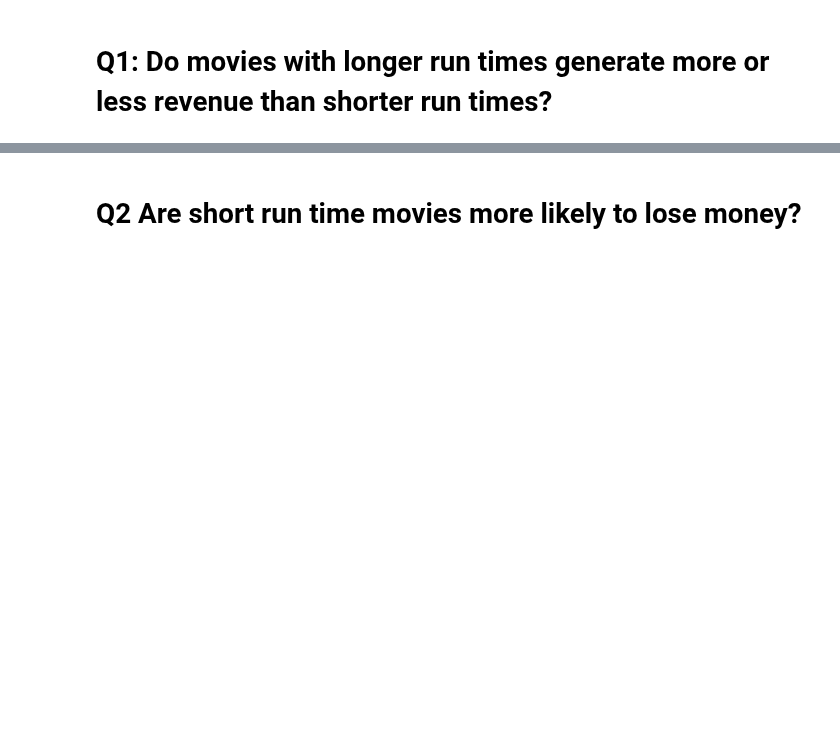
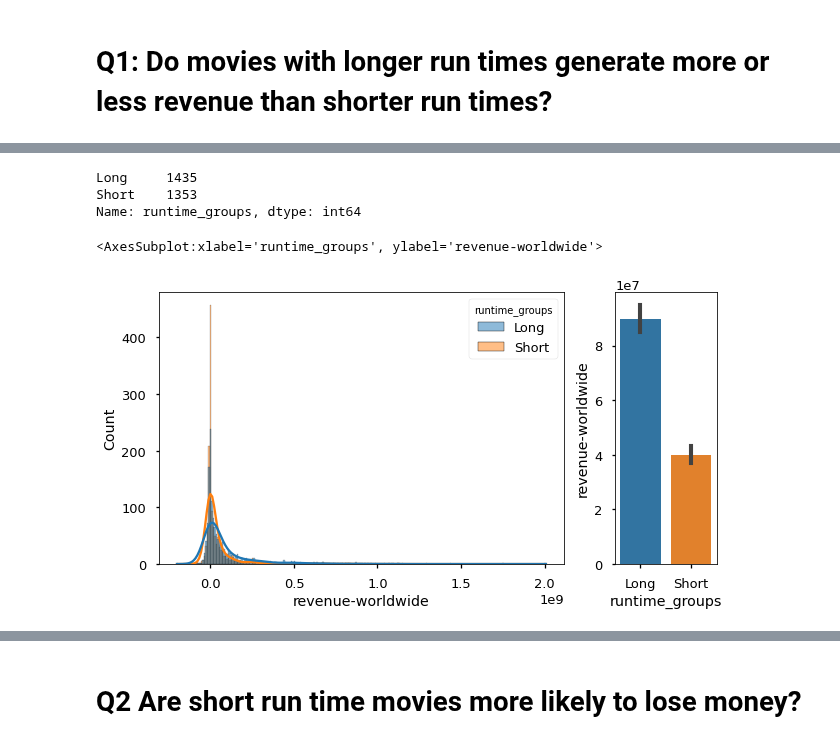
Before and after one commit to flatiron-school/Online-DS-FT-022221-Cohort-Notes, a Jupyter notebook: Phase_2/topic_16_AB_testing/topic_16_AB_testing_with_movies-SG.ipynb, the cells around one changed output, grey strips where cells are left out. Cells and saved outputs as stored; diff of their text form; code cells hidden in the pictures; blank space fills up the shorter version.

```diff
--- a/Phase_2/topic_16_AB_testing/topic_16_AB_testing_with_movies-SG.ipynb
+++ b/Phase_2/topic_16_AB_testing/topic_16_AB_testing_with_movies-SG.ipynb
@@ -62,0 +120,3 @@ memory usage: 464.0+ KB
+# %%
+median = clean_df['runtime_minutes'].median()
+median
@@ -62,0 +125,4 @@ memory usage: 464.0+ KB
+# %%
+# df[df['runtime_minutes'] == median]
+df = clean_df.copy()
+df
@@ -62,0 +143,17 @@ memory usage: 464.0+ KB
+# %%
+## Create my binary group
+df['runtime_groups'] = (df['runtime_minutes'] < median).map({True:'Short',
+                                                             False:'Long'})
+df['runtime_groups'].value_counts()
+# %% [output]
+Long     1435
+Short    1353
+Name: runtime_groups, dtype: int64
+# %%
+fig, ax = plt.subplots(ncols=2, figsize=(10,5),
+                       gridspec_kw={'width_ratios':[0.8,0.2]})
+sns.histplot(data=df, x='revenue-worldwide',hue='runtime_groups',kde=True, ax=ax[0])
+sns.barplot(data=df, y='revenue-worldwide',x='runtime_groups',ci=68)
+# %% [output]
+<AxesSubplot:xlabel='runtime_groups', ylabel='revenue-worldwide'>
+[figure, added]
```
Also changed, not shown: parts of 47 cells of this notebook.
